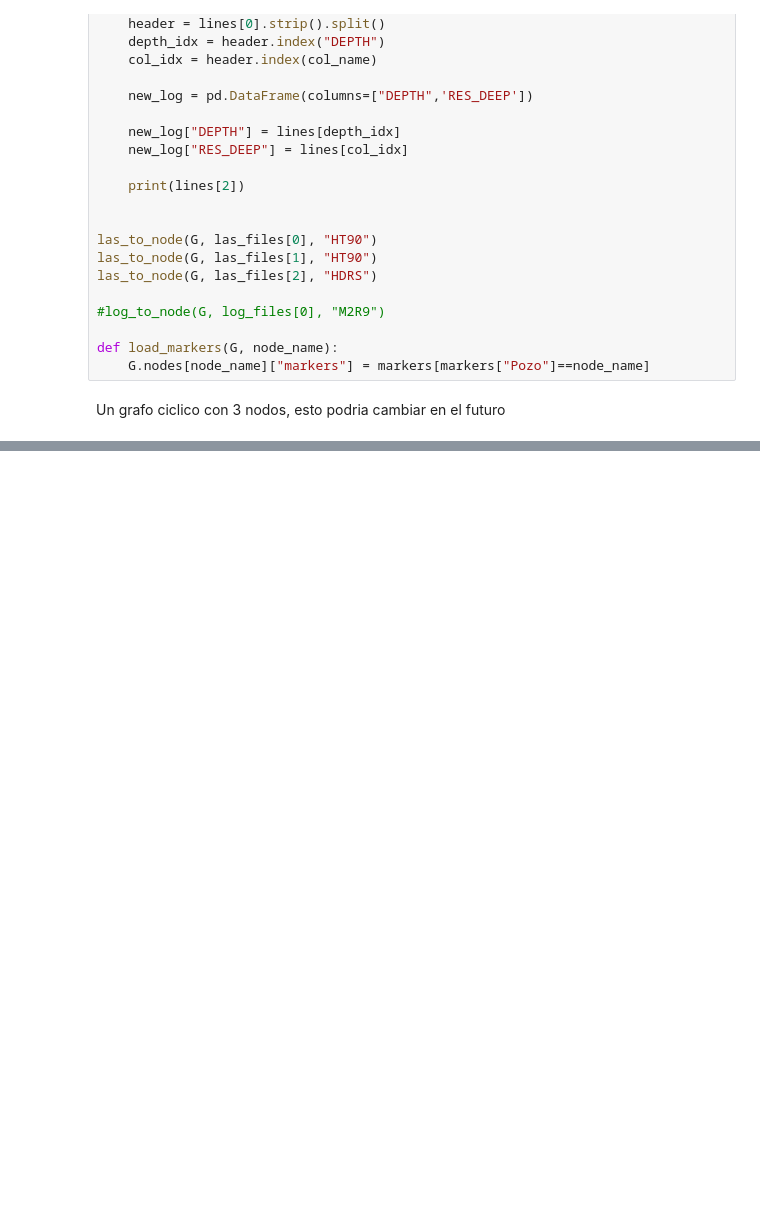
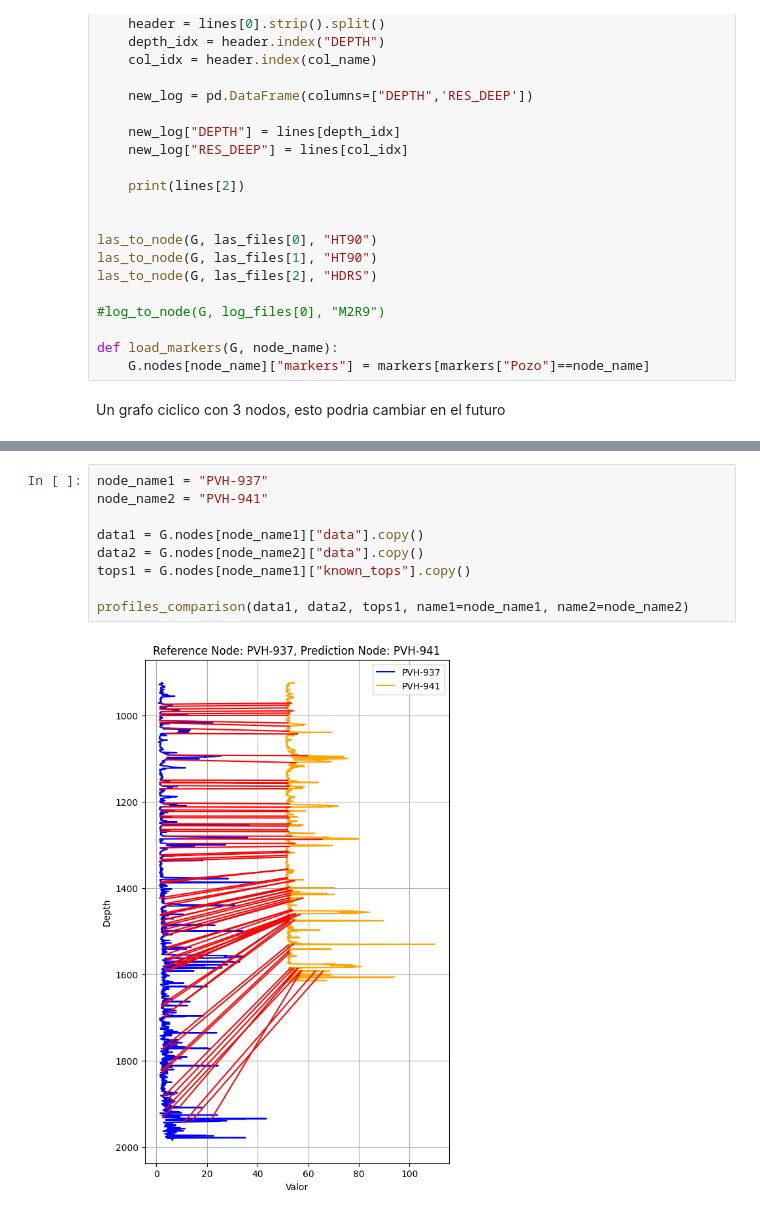
Before and after one commit to scast3/dtw_tool, a Jupyter notebook: window_optimization.ipynb, the cells around one changed output, grey strips where cells are left out. Drawn from its saved outputs; the diff is of its cells as text; blank space fills up the shorter version.

```diff
--- a/window_optimization.ipynb
+++ b/window_optimization.ipynb
@@ -344,3 +365,14 @@ def windows_test(G, node_name1, node_name2, start1, end1, start2, end2, show_plo
     return mae, mse
+# %%
+node_name1 = "PVH-937"
+node_name2 = "PVH-941"
+
+data1 = G.nodes[node_name1]["data"].copy()
+data2 = G.nodes[node_name2]["data"].copy()
+tops1 = G.nodes[node_name1]["known_tops"].copy()
+
+profiles_comparison(data1, data2, tops1, name1=node_name1, name2=node_name2)
+# %% [output]
+[figure, added]
 # %%
 windows_test(G, "PVH-941", "PVH-937", 1000, 1350, 1000, 1350, show_plots=False)
```
Also changed, not shown: parts of 5 cells of this notebook.
